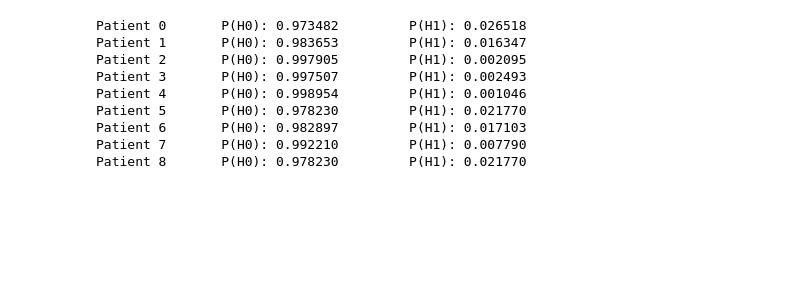
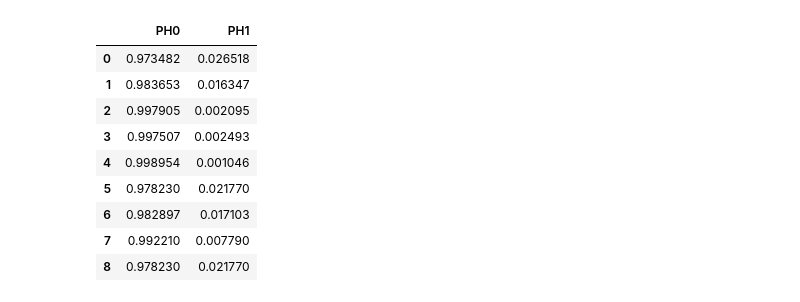
Before and after one commit to rahulsurti97/hospital_research, a Jupyter notebook: final_project.ipynb, the cells around one changed output. Saved outputs shown, nothing was run; the diff lists cells and outputs as text; code cells hidden in the pictures; blank space fills up the shorter version.

```diff
--- a/final_project.ipynb
+++ b/final_project.ipynb
@@ -55,20 +55,30 @@ for df in patient_data:
     # append [split_idx, total) to test data
     test_data.append(df.tail(total - split_idx))
 # %%
-for index, df in enumerate(train_data):
-    PH1 = df['Golden Alarms'].sum() / len(df['Golden Alarms'])
+prior_probabilities = pd.DataFrame(columns=['PH0', 'PH1'])
+
+for i in range(9):
+    PH1 = train_data[i]['Golden Alarms'].sum() / len(train_data[i]['Golden Alarms'])
     PH0 = 1 - PH1
-    print('Patient %d \tP(H0): %f \tP(H1): %f' % (index, PH0, PH1))
+    prior_probabilities.loc[i] = [PH0, PH1]
+
+# for index, df in enumerate(train_data):
+#     PH1 = df['Golden Alarms'].sum() / len(df['Golden Alarms'])
+#     PH0 = 1 - PH1
+#     print('Patient %d \tP(H0): %f \tP(H1): %f' % (index, PH0, PH1))
+
+prior_probabilities
 # %% [output]
-Patient 0       P(H0): 0.973482         P(H1): 0.026518
-Patient 1       P(H0): 0.983653         P(H1): 0.016347
-Patient 2       P(H0): 0.997905         P(H1): 0.002095
-Patient 3       P(H0): 0.997507         P(H1): 0.002493
-Patient 4       P(H0): 0.998954         P(H1): 0.001046
-Patient 5       P(H0): 0.978230         P(H1): 0.021770
-Patient 6       P(H0): 0.982897         P(H1): 0.017103
-Patient 7       P(H0): 0.992210         P(H1): 0.007790
-Patient 8       P(H0): 0.978230         P(H1): 0.021770
+|  | PH0 | PH1 |
+| 0 | 0.973482 | 0.026518 |
+| 1 | 0.983653 | 0.016347 |
+| 2 | 0.997905 | 0.002095 |
+| 3 | 0.997507 | 0.002493 |
+| 4 | 0.998954 | 0.001046 |
+| 5 | 0.978230 | 0.021770 |
+| 6 | 0.982897 | 0.017103 |
+| 7 | 0.992210 | 0.007790 |
+| 8 | 0.978230 | 0.021770 |
 # %%
 df = train_data[0]
 df = df[df['Golden Alarms'] == 1]
```
Also changed, not shown: parts of 9 cells of this notebook.
